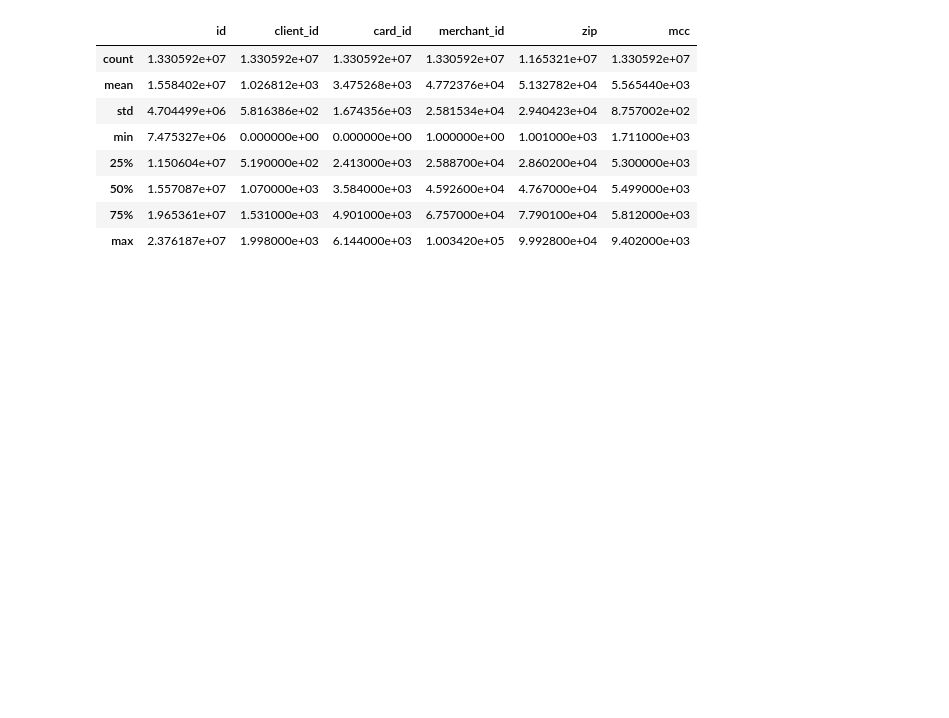
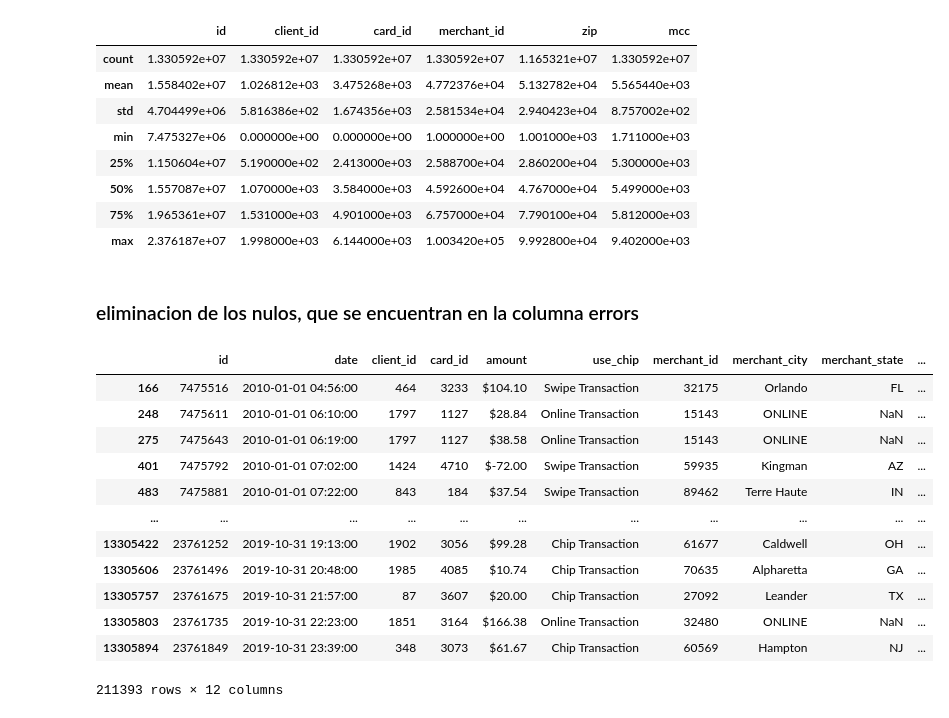
Before and after one commit to robertomalave/Practica_G11, a Jupyter notebook: desarrolloG11.ipynb, the cells around one changed output. Saved outputs shown, nothing was run; the diff lists cells and outputs as text; code cells hidden in the pictures; blank space fills up the shorter version.

```diff
--- a/desarrolloG11.ipynb
+++ b/desarrolloG11.ipynb
@@ -714,3 +714,22 @@ df_transactions.describe()
 | 50% | 1.557087e+07 | 1.070000e+03 | 3.584000e+03 | 4.592600e+04 | 4.767000e+04 | 5.499000e+03 |
 | 75% | 1.965361e+07 | 1.531000e+03 | 4.901000e+03 | 6.757000e+04 | 7.790100e+04 | 5.812000e+03 |
 | max | 2.376187e+07 | 1.998000e+03 | 6.144000e+03 | 1.003420e+05 | 9.992800e+04 | 9.402000e+03 |
+# %% [markdown]
+### eliminacion de los nulos, que se encuentran en la columna errors
+# %%
+df_transactions = df_transactions[df_transactions['errors'].notnull()]
+df_transactions
+# %% [output]
+|  | id | date | client_id | card_id | amount | use_chip | merchant_id | merchant_city | merchant_state | ... |
+| 166 | 7475516 | 2010-01-01 04:56:00 | 464 | 3233 | $104.10 | Swipe Transaction | 32175 | Orlando | FL | ... |
+| 248 | 7475611 | 2010-01-01 06:10:00 | 1797 | 1127 | $28.84 | Online Transaction | 15143 | ONLINE | NaN | ... |
+| 275 | 7475643 | 2010-01-01 06:19:00 | 1797 | 1127 | $38.58 | Online Transaction | 15143 | ONLINE | NaN | ... |
+| 401 | 7475792 | 2010-01-01 07:02:00 | 1424 | 4710 | $-72.00 | Swipe Transaction | 59935 | Kingman | AZ | ... |
+| 483 | 7475881 | 2010-01-01 07:22:00 | 843 | 184 | $37.54 | Swipe Transaction | 89462 | Terre Haute | IN | ... |
+| ... | ... | ... | ... | ... | ... | ... | ... | ... | ... | ... |
+| 13305422 | 23761252 | 2019-10-31 19:13:00 | 1902 | 3056 | $99.28 | Chip Transaction | 61677 | Caldwell | OH | ... |
+| 13305606 | 23761496 | 2019-10-31 20:48:00 | 1985 | 4085 | $10.74 | Chip Transaction | 70635 | Alpharetta | GA | ... |
+| 13305757 | 23761675 | 2019-10-31 21:57:00 | 87 | 3607 | $20.00 | Chip Transaction | 27092 | Leander | TX | ... |
+| 13305803 | 23761735 | 2019-10-31 22:23:00 | 1851 | 3164 | $166.38 | Online Transaction | 32480 | ONLINE | NaN | ... |
+| 13305894 | 23761849 | 2019-10-31 23:39:00 | 348 | 3073 | $61.67 | Chip Transaction | 60569 | Hampton | NJ | ... |
+211393 rows × 12 columns
```
Also changed, not shown: parts of 4 cells of this notebook.
